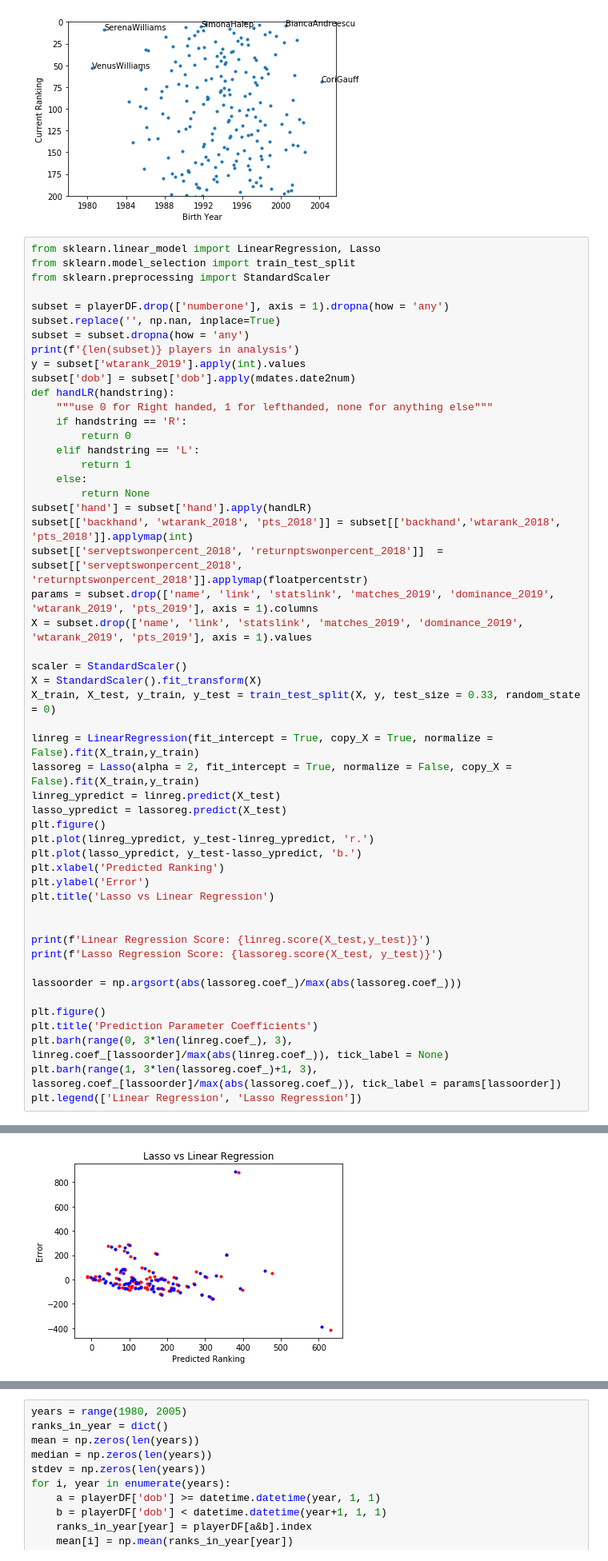
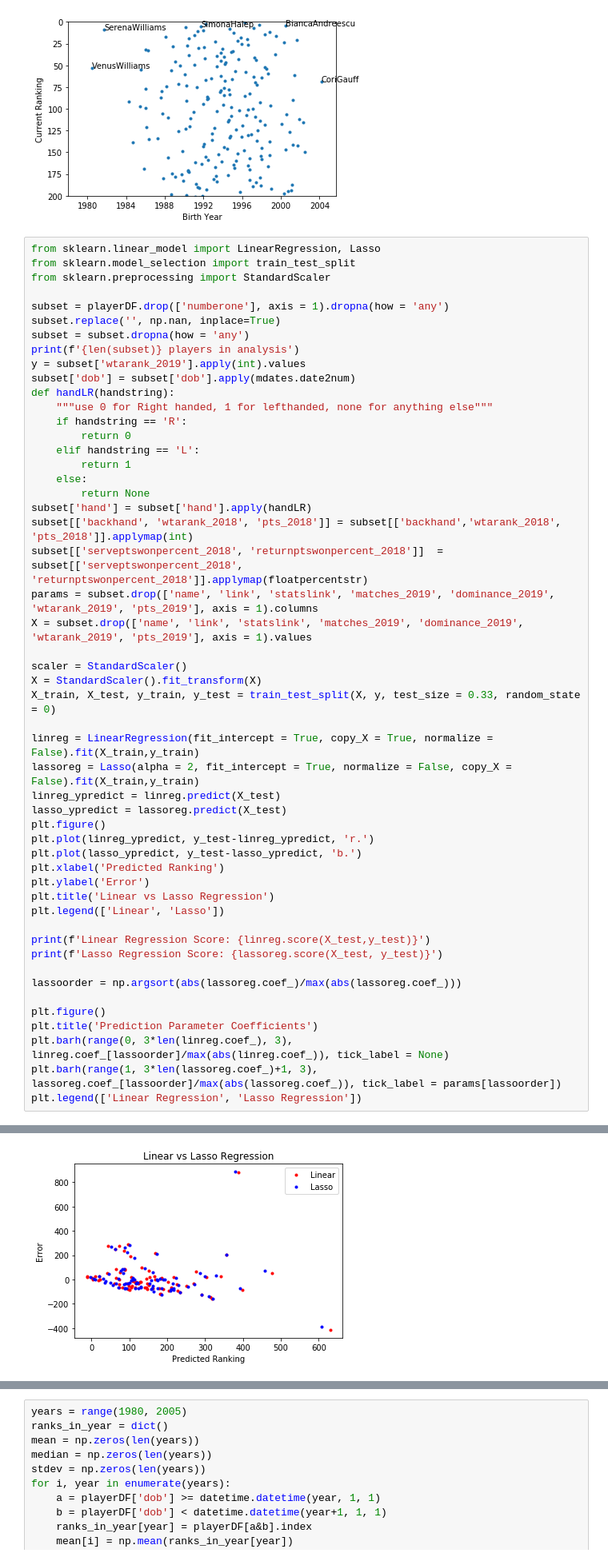
Before and after one commit to jennywang24/wta-analysis, a Jupyter notebook: WTA Analysis.ipynb, the cells around one changed output, grey strips where cells are left out. Shown: that part at 80% size. Drawn from its saved outputs; the diff is of its cells as text.

```diff
--- a/WTA Analysis.ipynb
+++ b/WTA Analysis.ipynb
@@ -237,36 +237,36 @@ X = subset.drop(['name', 'link', 'statslink', 'matches_2019', 'dominance_2019',
 
 scaler = StandardScaler()
 X = StandardScaler().fit_transform(X)
 X_train, X_test, y_train, y_test = train_test_split(X, y, test_size = 0.33, random_state = 0)
 
 linreg = LinearRegression(fit_intercept = True, copy_X = True, normalize = False).fit(X_train,y_train)
 lassoreg = Lasso(alpha = 2, fit_intercept = True, normalize = False, copy_X = False).fit(X_train,y_train)
 linreg_ypredict = linreg.predict(X_test)
 lasso_ypredict = lassoreg.predict(X_test)
 plt.figure()
 plt.plot(linreg_ypredict, y_test-linreg_ypredict, 'r.')
 plt.plot(lasso_ypredict, y_test-lasso_ypredict, 'b.')
 plt.xlabel('Predicted Ranking')
 plt.ylabel('Error')
-plt.title('Lasso vs Linear Regression')
-
+plt.title('Linear vs Lasso Regression')
+plt.legend(['Linear', 'Lasso'])
 
 print(f'Linear Regression Score: {linreg.score(X_test,y_test)}')
 print(f'Lasso Regression Score: {lassoreg.score(X_test, y_test)}')
 
 lassoorder = np.argsort(abs(lassoreg.coef_)/max(abs(lassoreg.coef_)))
 
 plt.figure()
 plt.title('Prediction Parameter Coefficients')
 plt.barh(range(0, 3*len(linreg.coef_), 3), linreg.coef_[lassoorder]/max(abs(linreg.coef_)), tick_label = None)
 plt.barh(range(1, 3*len(lassoreg.coef_)+1, 3), lassoreg.coef_[lassoorder]/max(abs(lassoreg.coef_)), tick_label = params[lassoorder])
 plt.legend(['Linear Regression', 'Lasso Regression'])
 # %% [output]
 237 players in analysis
 Linear Regression Score: 0.27852948809025313
 Lasso Regression Score: 0.2950222798947413
 <matplotlib.legend.Legend at 0x...>
-[figure, old version]
+[figure, new version]
 [figure]
 # %%
 years = range(1980, 2005)
```
